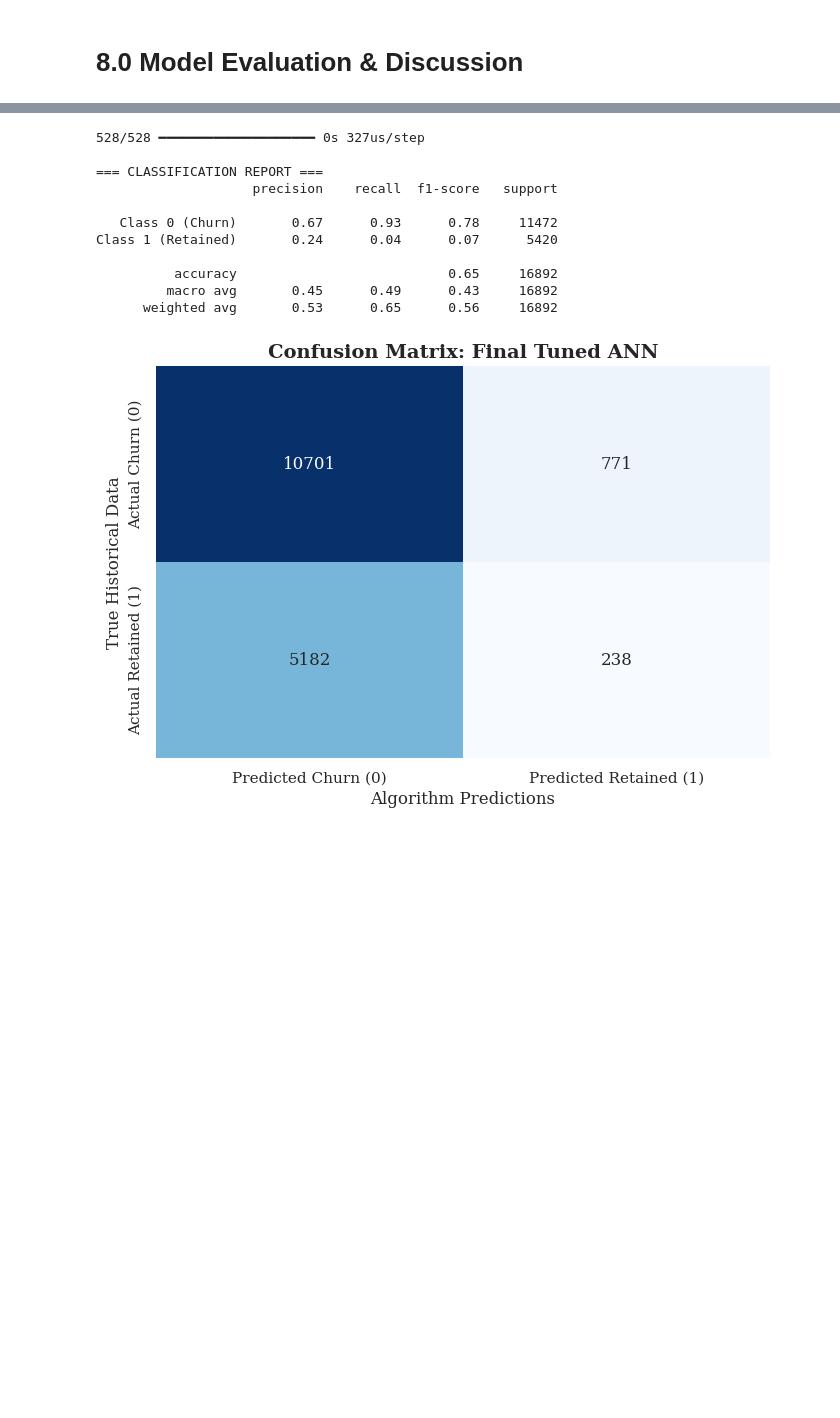
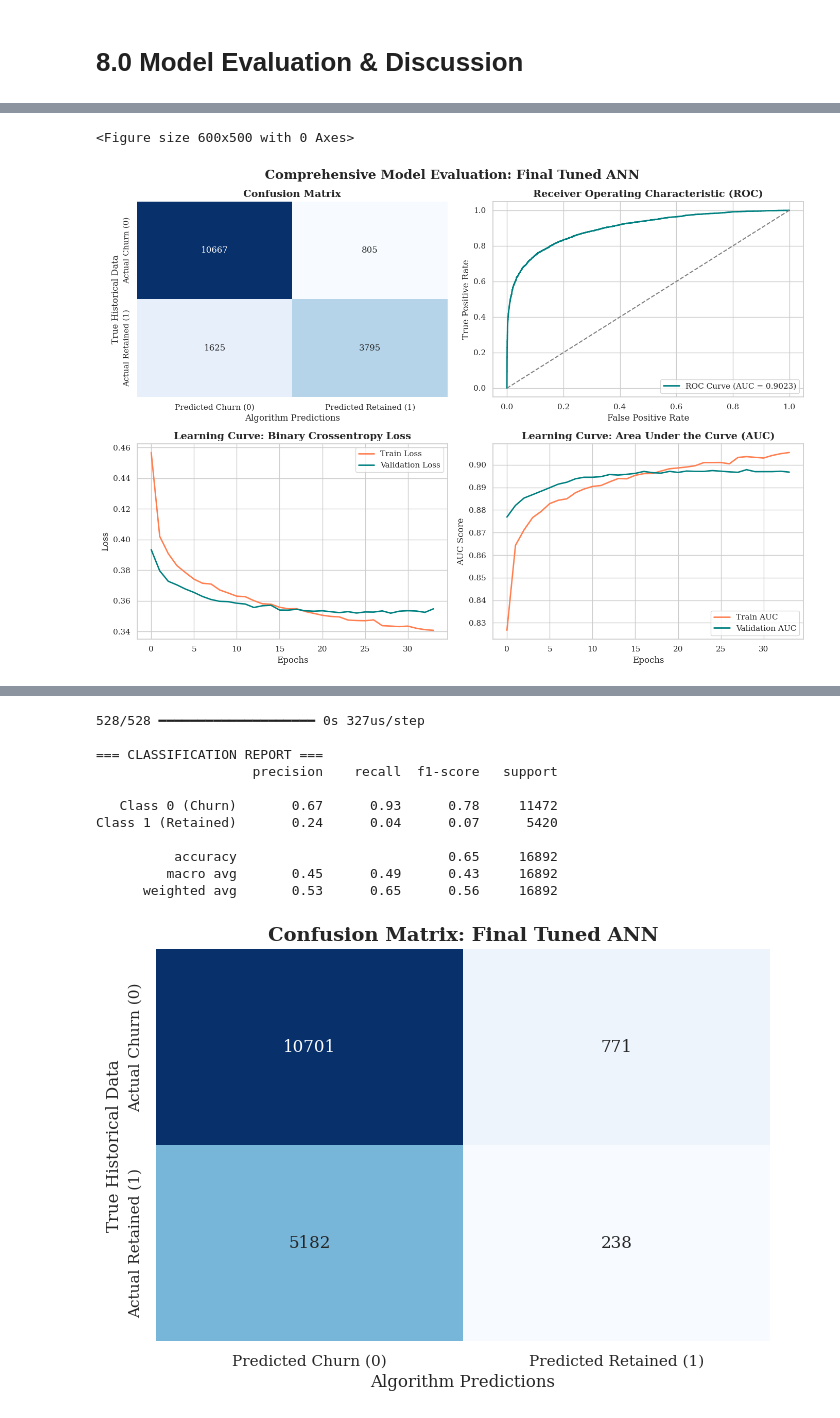
Before and after one commit to KhooLayHan/odl-project, a Jupyter notebook: main.ipynb, the cells around one changed output, grey strips where cells are left out. Saved outputs shown, nothing was run; the diff lists cells and outputs as text; code cells hidden in the pictures; blank space fills up the shorter version.

Commit message:
fixing plots

```diff
--- a/main.ipynb
+++ b/main.ipynb
@@ -857,0 +897,5 @@ Optimal Learning Rate: 0.001
+# %%
+# Re-compile the final tuned model before training
+final_tuned_model.compile(optimizer=Adam(learning_rate=best_hps.get("learning_rate")),
+                          loss="binary_crossentropy",
+                          metrics=["accuracy", Recall(name="recall"), AUC(name="auc")])
@@ -882,0 +961,6 @@ Test AUC:      0.4391
+# %%
+# Get predictions and probabilities
+y_pred_probs = final_tuned_model.predict(X_test_scaled).ravel()
+y_pred = (y_pred_probs > 0.5).astype(int)
+
+print("Prediction Shape:", y_pred.shape)
@@ -882,0 +1004,54 @@ Test AUC:      0.4391
+# %%
+plt.figure(figsize=(6,5))
+plt.rcParams['font.family'] = 'serif'
+fig, axes = plt.subplots(2, 2, figsize=(14, 10))
+fig.suptitle('Comprehensive Model Evaluation: Final Tuned ANN', fontsize=18, fontweight='bold')
+
+# Panel 1: Confusion Matrix
+cm = confusion_matrix(y_test, y_pred)
+sns.heatmap(
+    cm,
+    annot=True,
+    fmt="d",
+    cmap="Blues",
+    cbar=False,
+    xticklabels=["Predicted Churn (0)", "Predicted Retained (1)"],
+    yticklabels=["Actual Churn (0)", "Actual Retained (1)"],
+    ax=axes[0, 0])
+
+axes[0, 0].set_title('Confusion Matrix', fontsize=14, fontweight='bold')
+axes[0, 0].set_xlabel('Algorithm Predictions')
+axes[0, 0].set_ylabel('True Historical Data')
+
+# Panel 2: ROC Curve
+fpr, tpr, thresholds = roc_curve(y_test, y_pred_probs)
+auc_val = roc_auc_score(y_test, y_pred_probs)
+
+axes[0, 1].plot(fpr, tpr, color='teal', lw=2, label=f'ROC Curve (AUC = {auc_val:.4f})')
+axes[0, 1].plot([0, 1], [0, 1], color='gray', linestyle='--')
+axes[0, 1].set_title('Receiver Operating Characteristic (ROC)', fontsize=14, fontweight='bold')
+axes[0, 1].set_xlabel('False Positive Rate')
+axes[0, 1].set_ylabel('True Positive Rate')
+axes[0, 1].legend(loc="lower right")
+
+# Panel 3: TRAINING vs VALIDATION LOSS CURVE
+axes[1, 0].plot(history_final.history['loss'], label='Train Loss', color='coral', lw=2)
+axes[1, 0].plot(history_final.history['val_loss'], label='Validation Loss', color='teal', lw=2)
+axes[1, 0].set_title('Learning Curve: Binary Crossentropy Loss', fontsize=14, fontweight='bold')
+axes[1, 0].set_xlabel('Epochs')
+axes[1, 0].set_ylabel('Loss')
+axes[1, 0].legend(loc="upper right")
+
+# PANEL 4: TRAINING vs VALIDATION AUC CURVE
+axes[1, 1].plot(history_final.history['auc'], label='Train AUC', color='coral', lw=2)
+axes[1, 1].plot(history_final.history['val_auc'], label='Validation AUC', color='teal', lw=2)
+axes[1, 1].set_title('Learning Curve: Area Under the Curve (AUC)', fontsize=14, fontweight='bold')
+axes[1, 1].set_xlabel('Epochs')
+axes[1, 1].set_ylabel('AUC Score')
+axes[1, 1].legend(loc="lower right")
+
+plt.tight_layout()
+plt.show()
+# %% [output]
+<Figure size 600x500 with 0 Axes>
+[figure, added]
```
Also changed, not shown: parts of 22 cells of this notebook, 41 other files.
